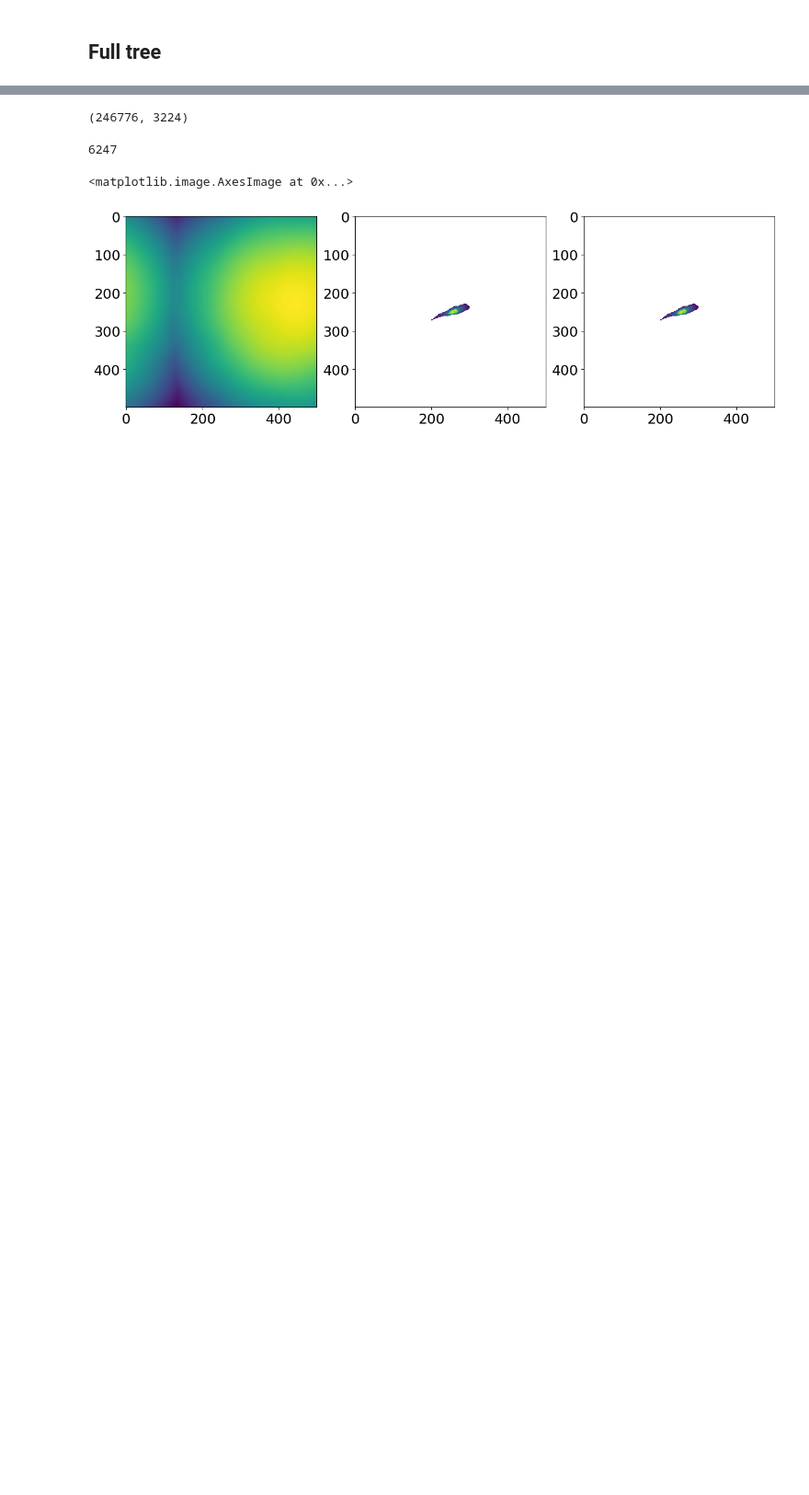
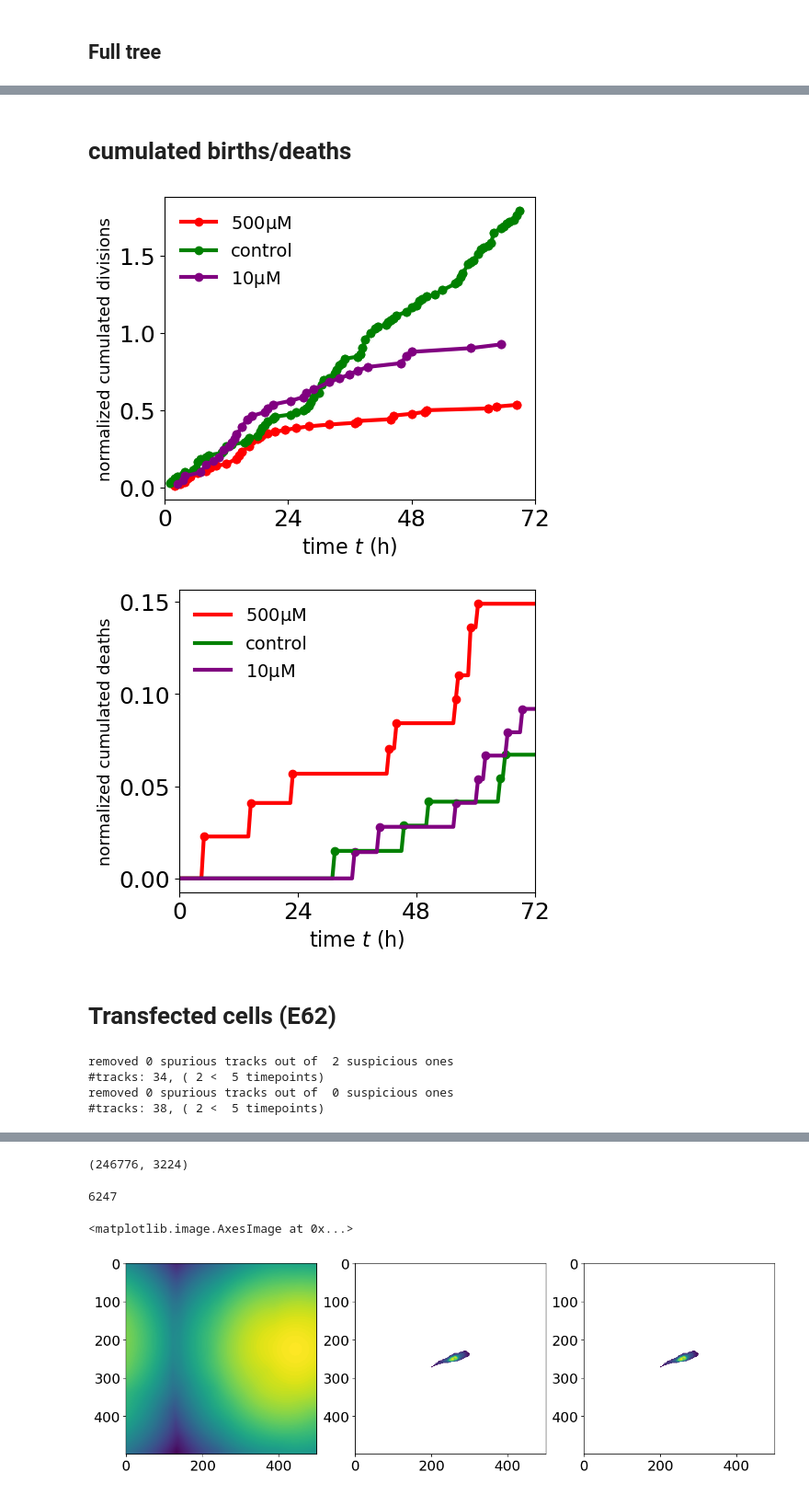
Before and after one commit to Dioscuri-Centre/phenotypic_heterogeneity, a Jupyter notebook: Tracking/cell_tracking.ipynb, the cells around one changed output, grey strips where cells are left out. Shown at 92% size. Drawn from its saved outputs; the diff is of its cells as text; code cells hidden in the pictures; blank space fills up the shorter version.

```diff
--- a/Tracking/cell_tracking.ipynb
+++ b/Tracking/cell_tracking.ipynb
@@ -1509,0 +1420,79 @@ for i in range(2):
+# %% [markdown]
+# cumulated births/deaths
+# %%
+plt.rcParams['text.usetex'] = False
+exp_duration = 72
+delta_time = 0.5
+exp_label = 'E33'
+for i in range(2):
+    fig,ax = plt.subplots(1,1,figsize=(5,4),layout='constrained')
+    for tree,lab,c in (
+        (tree33_500um,r'500$\mathrm{\mu}$M','red'),
+        (tree33_control,'control','green'),
+        (tree33_10um,'10$\mathrm{\mu}$M','purple'),):
+
+
+        etree = create_tree_ete3(tree,None,None)
+        ticks = range(0,exp_duration+1,24)
+        ax.set_xticks(ticks)
+
+        if i == 0:
+            div_times, _ = get_div_times(etree)
+            time, ndiv_time = np.unique(div_times, return_counts=True)
+            time = time.astype(int)
+            all_times = np.arange(time.max()+100)
+            ndiv_all_time = np.zeros_like(all_times)
+            ndiv_all_time[time] = ndiv_time
+
+            n0 = len(etree.get_children())
+            x,y = time*0.5,np.cumsum(ndiv_time)/n0
+            #ax[0].plot(x,y,'-o',lw=3,label=lab,color=c)
+
+            p = np.polyfit(x,y,deg=1) # assuming N(t) = N0(1+bt), p[1] = b*n0
+            yfit = (p[1]+p[0]*x)#
+
+            ax.scatter(x,y,color=c)
+            ax.plot(x,y,'-o',lw=3,label=lab,color=c)
+            # plot the fit
+            #ax.plot(x,yfit,'--',lw=3,label=lab,color=c)
+            #print(''.center(20,'-'))
+            #print(p)
+
+            ax.set_xlabel('time $t$ (h)',fontsize=16)
+            ax.set_ylabel("normalized cumulated divisions",fontsize=13)
+            ax.legend(frameon=False,fontsize=14)
+            ax.set_xlim(0,exp_duration)
+            plt.savefig(f'plots/cumulative_births_{exp_label}.svg')
+
+        else:
+            death_times,_ = get_death_times(etree)
+            time, ndeath_time = np.unique(death_times, return_counts=True)
+            time = time.astype(int)
+            ndeath_all_time = np.zeros_like(all_times)
+            ndeath_all_time[time] = ndeath_time.astype(int)
+            tot_pop_all_time = n0+np.cumsum(ndiv_all_time)
+            #ax[1].plot(all_times*delta_time,np.cumsum(ndeath_all_time)/tot_pop_all_time,'--',lw=3,label=lab,color=c)
+            x,y = (all_times*delta_time) [time], np.cumsum(ndeath_all_time/tot_pop_all_time)[time]
+
+            ax.plot(all_times*delta_time,np.cumsum(ndeath_all_time/tot_pop_all_time),'-',lw=3,label=lab,color=c)
+            ax.scatter(x,y,color=c)
+
+            ax.set_xlabel('time $t$ (h)',fontsize=16)
+            ax.set_ylabel("normalized cumulated deaths",fontsize=13)#,fontdict={'size':16})
+            ax.legend(frameon=False,fontsize=14)
+            ax.set_xlim(0,exp_duration)
+            ax.set_xticks(ticks)
+            plt.savefig(f'plots/cumulative_deaths_{exp_label}.svg')
+# %% [output]
+[figure, added]
+[figure, added]
+# %% [markdown]
+# Transfected cells (E62)
+# %%
+dat62_control_C2,tree59_control_C2 = track_to_coords('./tracks_nopush/well_C2_merged_3.mastodon',time_delta=10.0)
+dat62_500um_C5,tree59_500um_C5 = track_to_coords('./tracks_nopush/BDV_well_C5_3.mastodon',time_delta=10.0)
+# %% [output]
+removed 0 spurious tracks out of  2 suspicious ones
+#tracks: 34, ( 2 <  5 timepoints)
+removed 0 spurious tracks out of  0 suspicious ones
+#tracks: 38, ( 2 <  5 timepoints)
```
Also changed, not shown: parts of 19 cells of this notebook, 6 other files.
